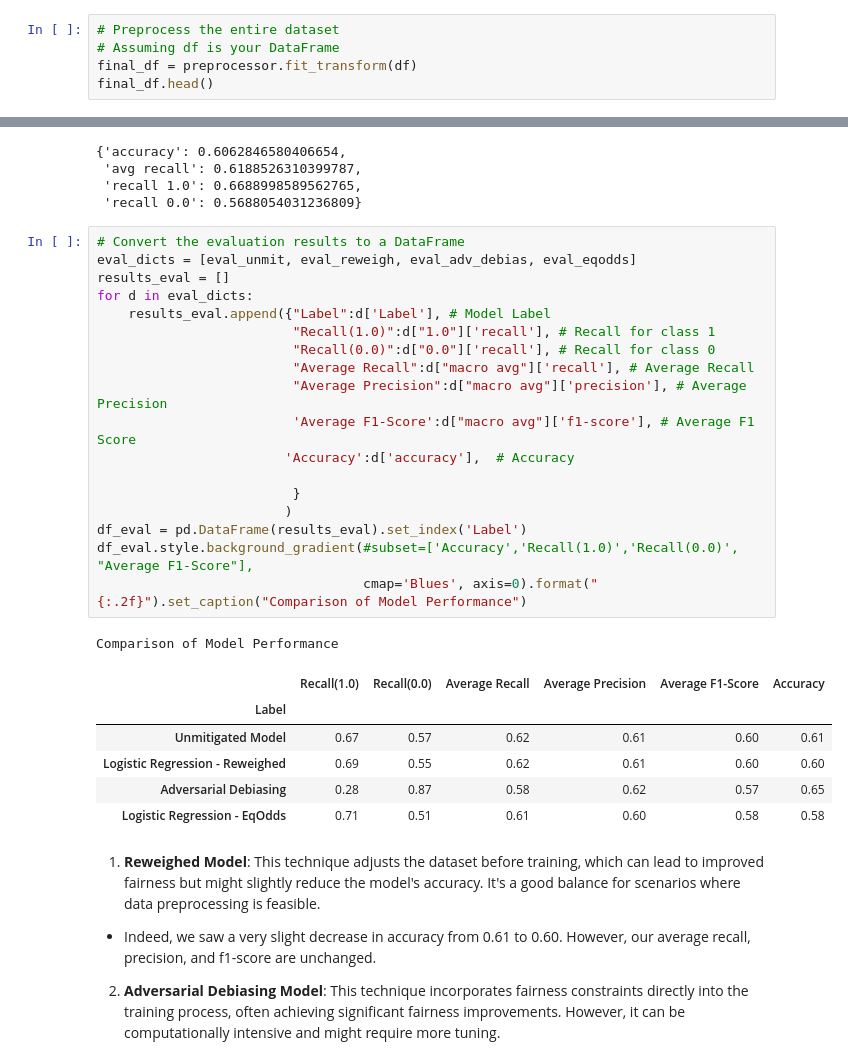
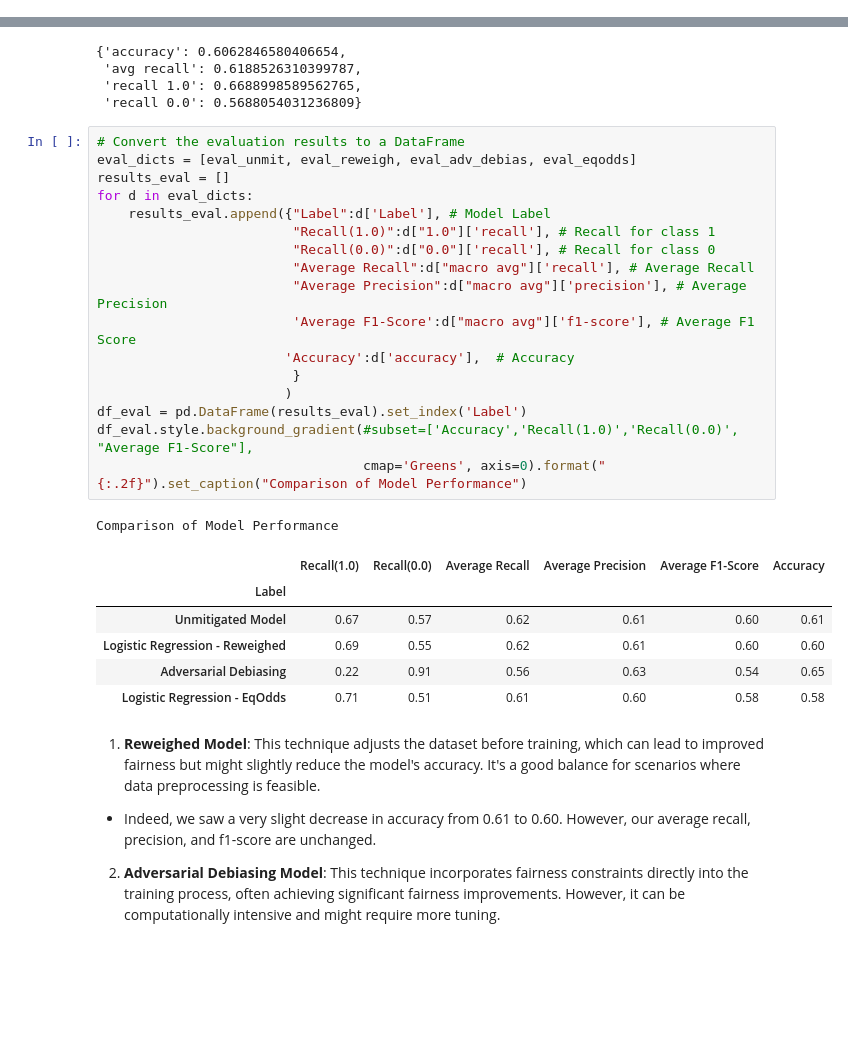
Before and after one commit to jirvingphd/ai-fairness-360-blogs, a Jupyter notebook: Blog-Pt2-AI-Fairness-360.ipynb, the cells around one changed output, grey strips where cells are left out. Cells and saved outputs as stored; diff of their text form; blank space fills up the shorter version.

```diff
--- a/Blog-Pt2-AI-Fairness-360.ipynb
+++ b/Blog-Pt2-AI-Fairness-360.ipynb
@@ -197,5 +194,0 @@ Traditionally, we would perform our train-test-split before applying the preproc
-# %%
-# Preprocess the entire dataset
-# Assuming df is your DataFrame
-final_df = preprocessor.fit_transform(df)
-final_df.head()
@@ -969,28 +960,27 @@ Let's compare the performance metrics of the 3 mitigation approaches to see the
 # %%
 # Convert the evaluation results to a DataFrame
 eval_dicts = [eval_unmit, eval_reweigh, eval_adv_debias, eval_eqodds]
 results_eval = []
 for d in eval_dicts:
     results_eval.append({"Label":d['Label'], # Model Label
                          "Recall(1.0)":d["1.0"]['recall'], # Recall for class 1
                          "Recall(0.0)":d["0.0"]['recall'], # Recall for class 0
                          "Average Recall":d["macro avg"]['recall'], # Average Recall
                          "Average Precision":d["macro avg"]['precision'], # Average Precision
                          'Average F1-Score':d["macro avg"]['f1-score'], # Average F1 Score
                         'Accuracy':d['accuracy'],  # Accuracy
-
                          }
                         )
 df_eval = pd.DataFrame(results_eval).set_index('Label')
 df_eval.style.background_gradient(#subset=['Accuracy','Recall(1.0)','Recall(0.0)', "Average F1-Score"],
-                                  cmap='Blues', axis=0).format("{:.2f}").set_caption("Comparison of Model Performance")
+                                  cmap='Greens', axis=0).format("{:.2f}").set_caption("Comparison of Model Performance")
 # %% [output]
 Comparison of Model Performance
 |  | Recall(1.0) | Recall(0.0) | Average Recall | Average Precision | Average F1-Score | Accuracy |
 | Label |  |  |  |  |  |  |
 | Unmitigated Model | 0.67 | 0.57 | 0.62 | 0.61 | 0.60 | 0.61 |
 | Logistic Regression - Reweighed | 0.69 | 0.55 | 0.62 | 0.61 | 0.60 | 0.60 |
-| Adversarial Debiasing | 0.28 | 0.87 | 0.58 | 0.62 | 0.57 | 0.65 |
+| Adversarial Debiasing | 0.22 | 0.91 | 0.56 | 0.63 | 0.54 | 0.65 |
 | Logistic Regression - EqOdds | 0.71 | 0.51 | 0.61 | 0.60 | 0.58 | 0.58 |
 # %% [markdown]
 
```
Also changed, not shown: parts of 23 cells of this notebook, 10 other files.
